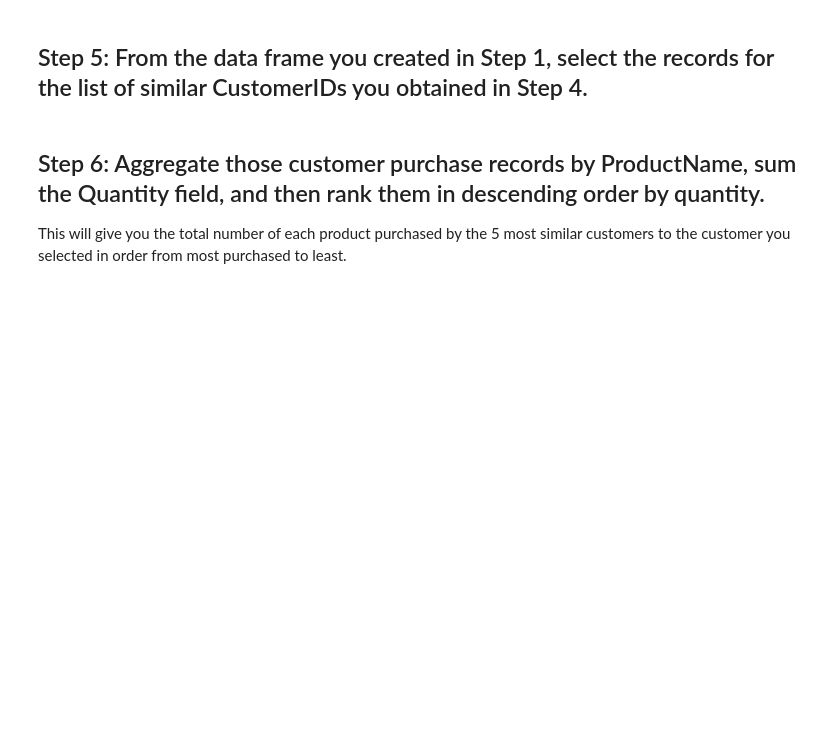
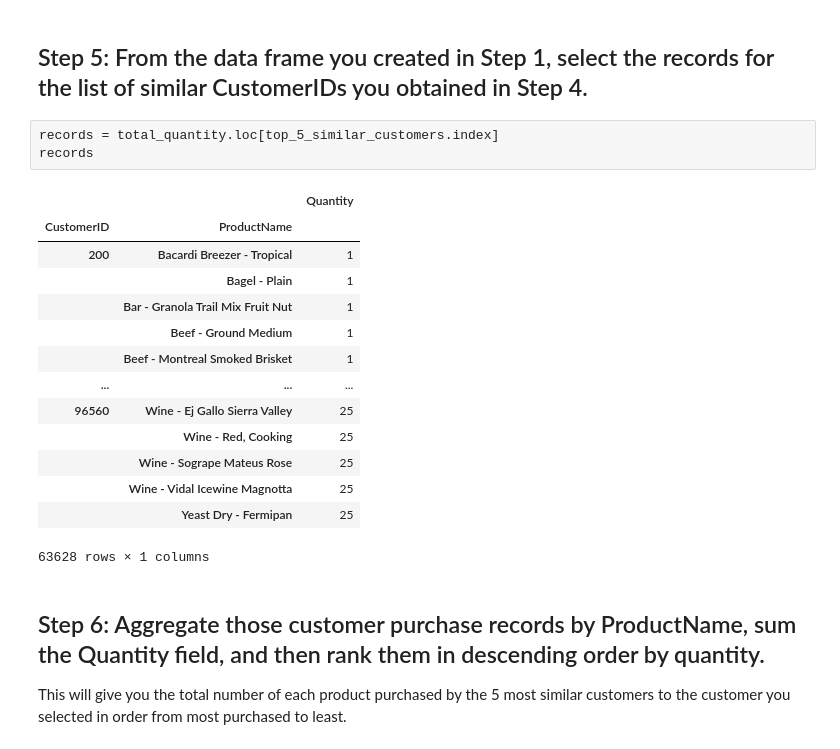
Before and after one commit to ta-data-mexpt/lab-intro-recommender-systems, a Jupyter notebook: your-code/main.ipynb, the cells around one changed output. Drawn from its saved outputs; the diff is of its cells as text; blank space fills up the shorter version.

```diff
--- a/your-code/main.ipynb
+++ b/your-code/main.ipynb
@@ -93,5 +103,23 @@ KeyError: 200
 # %% [markdown]
 ## Step 5: From the data frame you created in Step 1, select the records for the list of similar CustomerIDs you obtained in Step 4.
+# %%
+records = total_quantity.loc[top_5_similar_customers.index]
+records
+# %% [output]
+|  |  | Quantity |
+| CustomerID | ProductName |  |
+| 200 | Bacardi Breezer - Tropical | 1 |
+|  | Bagel - Plain | 1 |
+|  | Bar - Granola Trail Mix Fruit Nut | 1 |
+|  | Beef - Ground Medium | 1 |
+|  | Beef - Montreal Smoked Brisket | 1 |
+| ... | ... | ... |
+| 96560 | Wine - Ej Gallo Sierra Valley | 25 |
+|  | Wine - Red, Cooking | 25 |
+|  | Wine - Sogrape Mateus Rose | 25 |
+|  | Wine - Vidal Icewine Magnotta | 25 |
+|  | Yeast Dry - Fermipan | 25 |
+63628 rows × 1 columns
 # %% [markdown]
 ## Step 6: Aggregate those customer purchase records by ProductName, sum the Quantity field, and then rank them in descending order by quantity.
 
```
Also changed, not shown: parts of 3 cells of this notebook.
